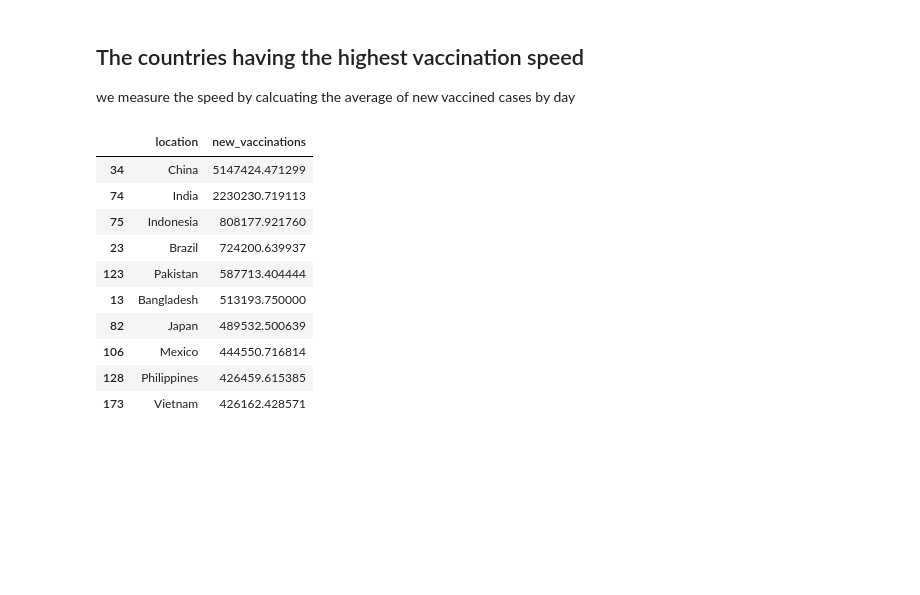
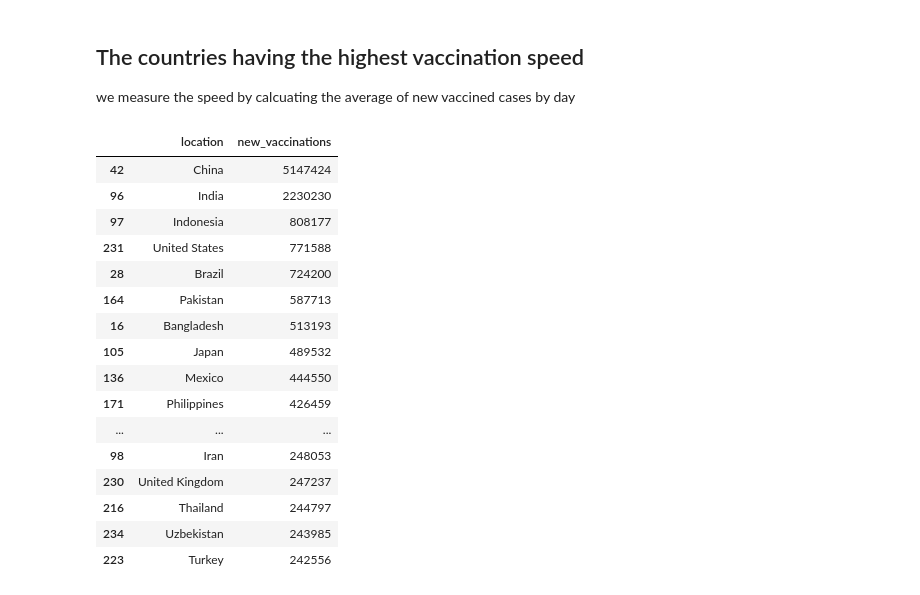
Before and after one commit to Mohammad8921/Corona-EDA, a Jupyter notebook: AllCountries-EDA.ipynb, the cells around one changed output. Saved outputs shown, nothing was run; the diff lists cells and outputs as text; code cells hidden in the pictures; blank space fills up the shorter version.

```diff
--- a/AllCountries-EDA.ipynb
+++ b/AllCountries-EDA.ipynb
@@ -231,19 +257,23 @@ sns.lineplot(data=vaccine_df[vaccine_df['location'].isin(['Yemen', 'Sudan', 'Nic
 # %% [markdown]
 ## The countries having the highest vaccination speed
 we measure the speed by calcuating the average of new vaccined cases by day
-# %%
-countries=analyzer.getDataFrame()['Country/Region']
-countries_with_most_vaccnination_speed = vaccine_df[vaccine_df['location'].isin(countries)].groupby('location', as_index=False)['new_vaccinations'].mean().sort_values('new_vaccinations', ascending=False).head(10)
-countries_with_most_vaccnination_speed.style.background_gradient(cmap='Greens')
-# %% [output]
-|  | location | new_vaccinations |
-| 34 | China | 5147424.471299 |
-| 74 | India | 2230230.719113 |
-| 75 | Indonesia | 808177.921760 |
-| 23 | Brazil | 724200.639937 |
-| 123 | Pakistan | 587713.404444 |
-| 13 | Bangladesh | 513193.750000 |
-| 82 | Japan | 489532.500639 |
-| 106 | Mexico | 444550.716814 |
-| 128 | Philippines | 426459.615385 |
-| 173 | Vietnam | 426162.428571 |
+# %%
+vaccine_analyzer.coutriesWithHighestVaccinationSpeed(head=20)
+# %% [output]
+|  | location | new_vaccinations |
+| 42 | China | 5147424 |
+| 96 | India | 2230230 |
+| 97 | Indonesia | 808177 |
+| 231 | United States | 771588 |
+| 28 | Brazil | 724200 |
+| 164 | Pakistan | 587713 |
+| 16 | Bangladesh | 513193 |
+| 105 | Japan | 489532 |
+| 136 | Mexico | 444550 |
+| 171 | Philippines | 426459 |
+| ... | ... | ... |
+| 98 | Iran | 248053 |
+| 230 | United Kingdom | 247237 |
+| 216 | Thailand | 244797 |
+| 234 | Uzbekistan | 243985 |
+| 223 | Turkey | 242556 |
```
Also changed, not shown: parts of 12 cells of this notebook.
